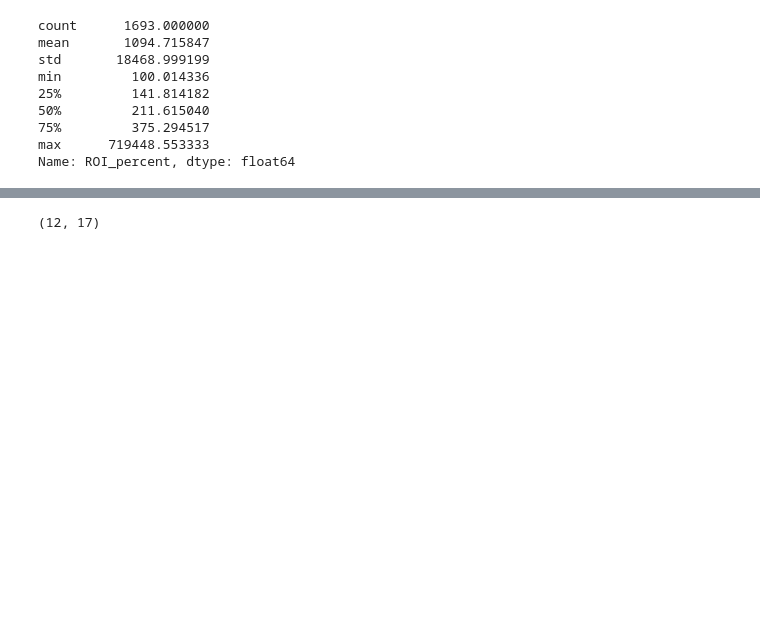
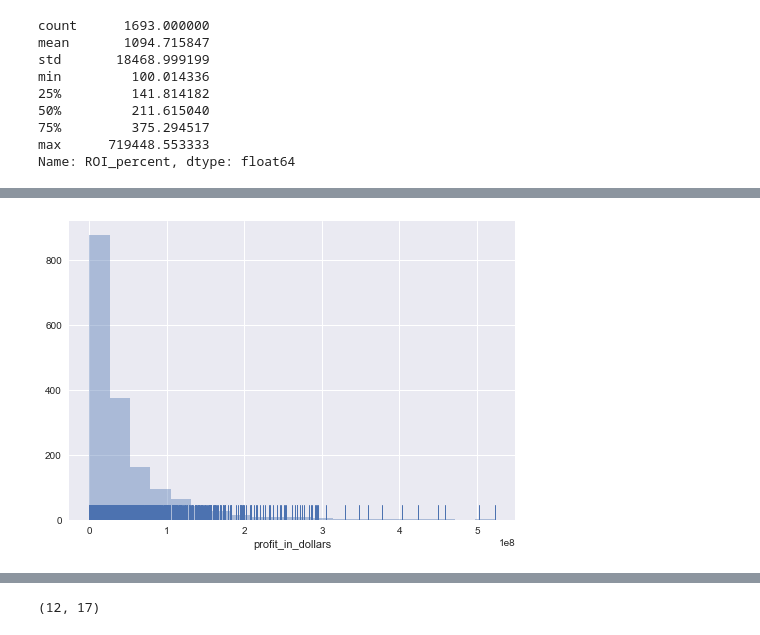
Before and after one commit to tailless/pyfun, a Jupyter notebook: ReturnOnInvestment.ipynb, the cells around one changed output, grey strips where cells are left out. Cells and saved outputs as stored; diff of their text form; code cells hidden in the pictures; blank space fills up the shorter version.

```diff
--- a/ReturnOnInvestment.ipynb
+++ b/ReturnOnInvestment.ipynb
@@ -68,3 +81,7 @@ successfulMovies.plot.scatter(x='budget', y='ROI_percent')
+# %%
+sns.distplot(successfulMovies.profit_in_dollars, bins=20, kde=False, rug=True);
+# %% [output]
+[figure, added]
 # %%
 highestROI = imdb[(imdb.ROI_percent > 10000)]
 highestROI
```
Also changed, not shown: parts of 9 cells of this notebook, 1 other file.
